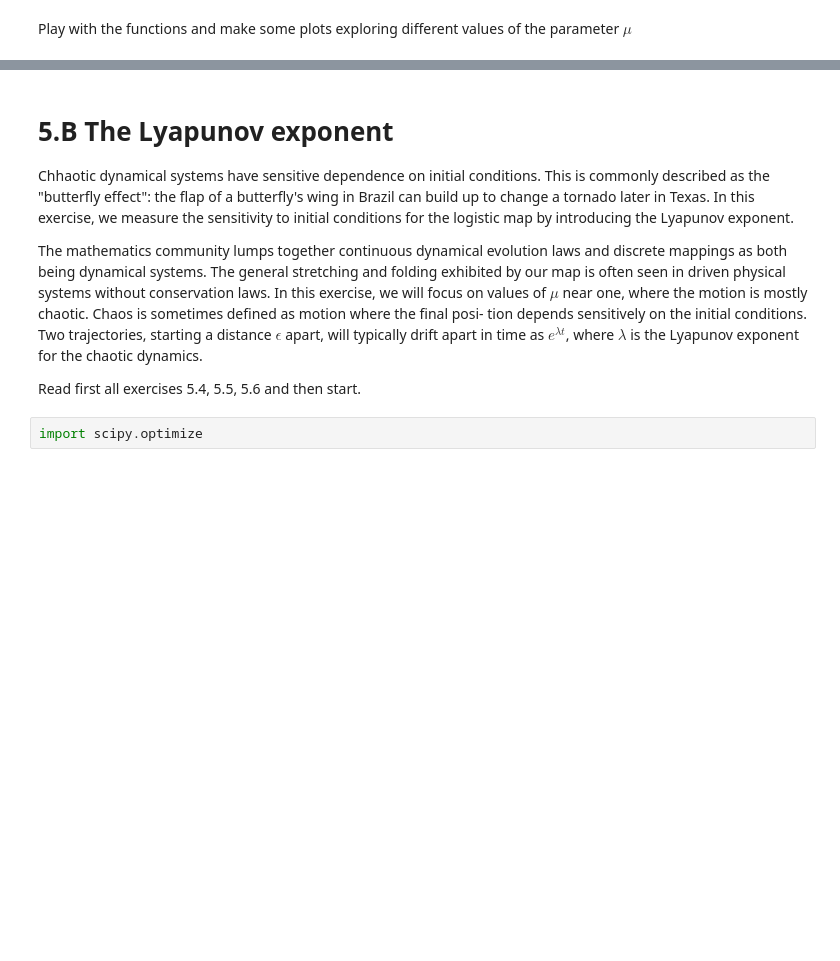
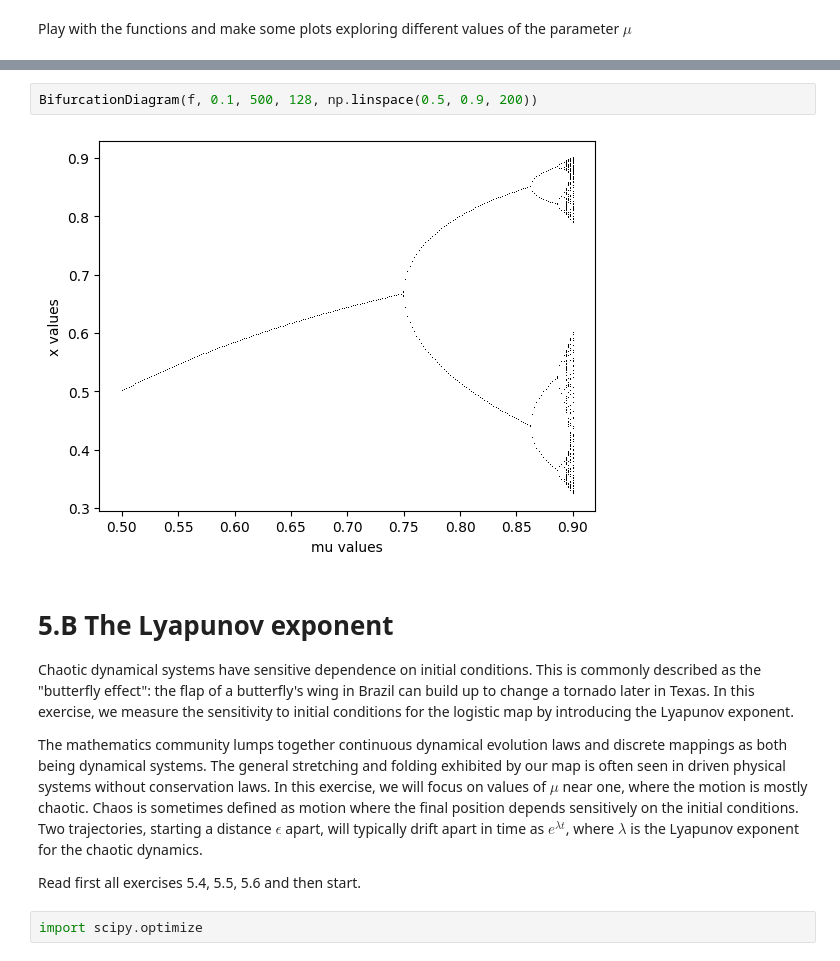
Before and after one commit to stalidzane/complex-systems, a Jupyter notebook: lab5/5-Chaos.ipynb, the cells around one changed output, grey strips where cells are left out. Drawn from its saved outputs; the diff is of its cells as text; blank space fills up the shorter version.

Commit message:
Finished exercises 5.1-5.8

```diff
--- a/lab5/5-Chaos.ipynb
+++ b/lab5/5-Chaos.ipynb
@@ -75,8 +108,12 @@ Play with the functions and make some plots exploring different values of the pa
+# %%
+BifurcationDiagram(f, 0.1, 500, 128, np.linspace(0.5, 0.9, 200))
+# %% [output]
+[figure, added]
 # %% [markdown]
 # 5.B The Lyapunov exponent
-Chhaotic dynamical systems have sensitive dependence on initial conditions. This is commonly described as the "butterfly effect": the flap of a butterfly's wing in Brazil can build up to change a tornado later in Texas. In this exercise, we measure the sensitivity to initial conditions for the logistic map by introducing the Lyapunov exponent.
+Chaotic dynamical systems have sensitive dependence on initial conditions. This is commonly described as the "butterfly effect": the flap of a butterfly's wing in Brazil can build up to change a tornado later in Texas. In this exercise, we measure the sensitivity to initial conditions for the logistic map by introducing the Lyapunov exponent.
 
-The mathematics community lumps together continuous dynamical evolution laws and discrete mappings as both being dynamical systems. The general stretching and folding exhibited by our map is often seen in driven physical systems without conservation laws. In this exercise, we will focus on values of $\mu$ near one, where the motion is mostly chaotic. Chaos is sometimes defined as motion where the final posi- tion depends sensitively on the initial conditions. Two trajectories, starting a distance $\epsilon$ apart, will typically drift apart in time as $e^{\lambda t}$, where $\lambda$ is the Lyapunov exponent for the chaotic dynamics.
+The mathematics community lumps together continuous dynamical evolution laws and discrete mappings as both being dynamical systems. The general stretching and folding exhibited by our map is often seen in driven physical systems without conservation laws. In this exercise, we will focus on values of $\mu$ near one, where the motion is mostly chaotic. Chaos is sometimes defined as motion where the final position depends sensitively on the initial conditions. Two trajectories, starting a distance $\epsilon$ apart, will typically drift apart in time as $e^{\lambda t}$, where $\lambda$ is the Lyapunov exponent for the chaotic dynamics.
 
 Read first all exercises 5.4, 5.5, 5.6 and then start.
 # %%
```
Also changed, not shown: parts of 19 cells of this notebook.
